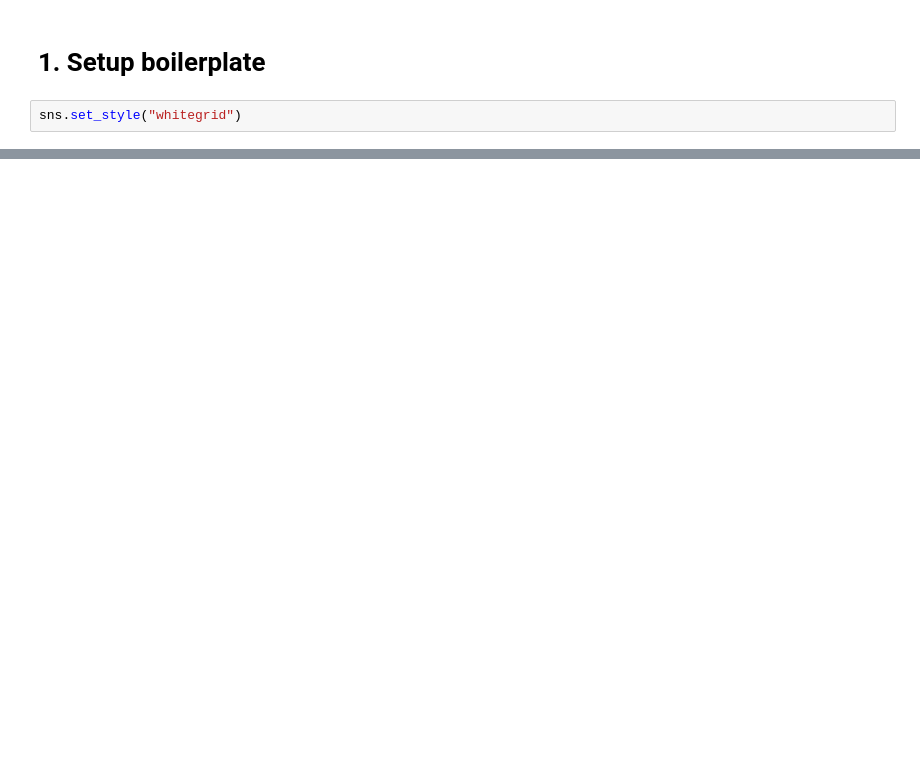
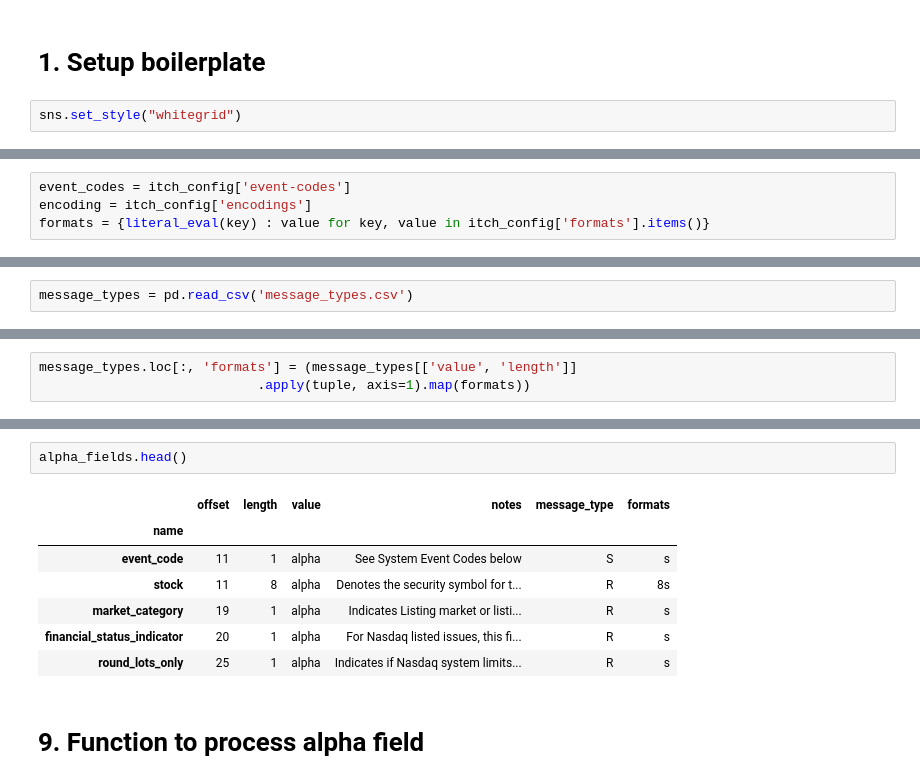
Before and after one commit to Mcdaddy-2pointoh/machine-learning-for-algo-trading, a Jupyter notebook: data-sources-and-techniques/nasdaq-total-view-itch.ipynb, the cells around one changed output, grey strips where cells are left out. Saved outputs shown, nothing was run; the diff lists cells and outputs as text; blank space fills up the shorter version.

```diff
--- a/data-sources-and-techniques/nasdaq-total-view-itch.ipynb
+++ b/data-sources-and-techniques/nasdaq-total-view-itch.ipynb
@@ -39,0 +148,4 @@ def format_time(time) -> str:
+# %%
+event_codes = itch_config['event-codes']
+encoding = itch_config['encodings']
+formats = {literal_eval(key) : value for key, value in itch_config['formats'].items()}
@@ -39,0 +238,2 @@ def format_time(time) -> str:
+# %%
+message_types = pd.read_csv('message_types.csv')
@@ -39,0 +245,3 @@ def format_time(time) -> str:
+# %%
+message_types.loc[:, 'formats'] = (message_types[['value', 'length']]
+                            .apply(tuple, axis=1).map(formats))
@@ -39,0 +274,12 @@ def format_time(time) -> str:
+# %%
+alpha_fields.head()
+# %% [output]
+|  | offset | length | value | notes | message_type | formats |
+| name |  |  |  |  |  |  |
+| event_code | 11 | 1 | alpha | See System Event Codes below | S | s |
+| stock | 11 | 8 | alpha | Denotes the security symbol for t... | R | 8s |
+| market_category | 19 | 1 | alpha | Indicates Listing market or listi... | R | s |
+| financial_status_indicator | 20 | 1 | alpha | For Nasdaq listed issues, this fi... | R | s |
+| round_lots_only | 25 | 1 | alpha | Indicates if Nasdaq system limits... | R | s |
+# %% [markdown]
+# 9. Function to process alpha field
```
Also changed, not shown: parts of 34 cells of this notebook, 4 other files.
